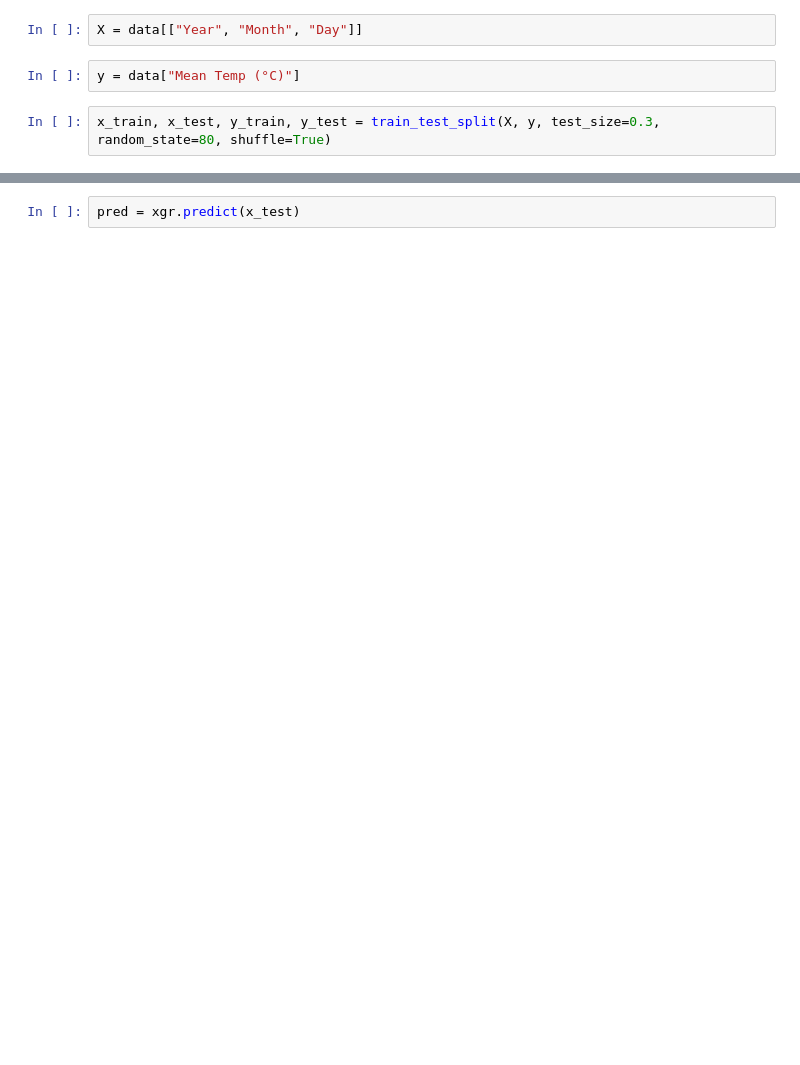
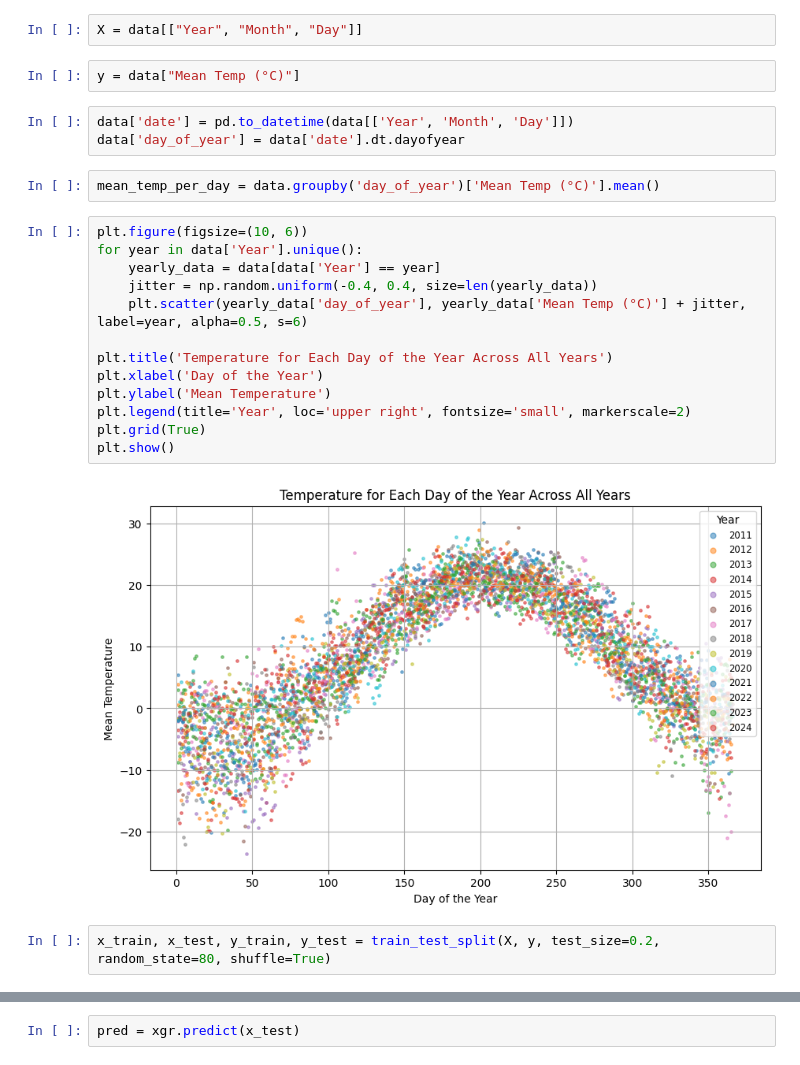
Before and after one commit to Sxres/temperature_predictor_app, a Jupyter notebook: model/training.ipynb, the cells around one changed output, grey strips where cells are left out. Drawn from its saved outputs; the diff is of its cells as text; blank space fills up the shorter version.

```diff
--- a/model/training.ipynb
+++ b/model/training.ipynb
@@ -36,8 +36,28 @@ data.head()
 X = data[["Year", "Month", "Day"]]
 # %%
 y = data["Mean Temp (°C)"]
+# %%
+data['date'] = pd.to_datetime(data[['Year', 'Month', 'Day']])
+data['day_of_year'] = data['date'].dt.dayofyear
+# %%
+mean_temp_per_day = data.groupby('day_of_year')['Mean Temp (°C)'].mean()
+# %%
+plt.figure(figsize=(10, 6))
+for year in data['Year'].unique():
+    yearly_data = data[data['Year'] == year]
+    jitter = np.random.uniform(-0.4, 0.4, size=len(yearly_data))
+    plt.scatter(yearly_data['day_of_year'], yearly_data['Mean Temp (°C)'] + jitter, label=year, alpha=0.5, s=6)
+
+plt.title('Temperature for Each Day of the Year Across All Years')
+plt.xlabel('Day of the Year')
+plt.ylabel('Mean Temperature')
+plt.legend(title='Year', loc='upper right', fontsize='small', markerscale=2)
+plt.grid(True)
+plt.show()
+# %% [output]
+[figure, added]
 # %%
-x_train, x_test, y_train, y_test = train_test_split(X, y, test_size=0.3, random_state=80, shuffle=True)
+x_train, x_test, y_train, y_test = train_test_split(X, y, test_size=0.2, random_state=80, shuffle=True)
 # %%
 y_train.count
 # %% [output]
```
Also changed, not shown: parts of 31 cells of this notebook, 32 other files.
